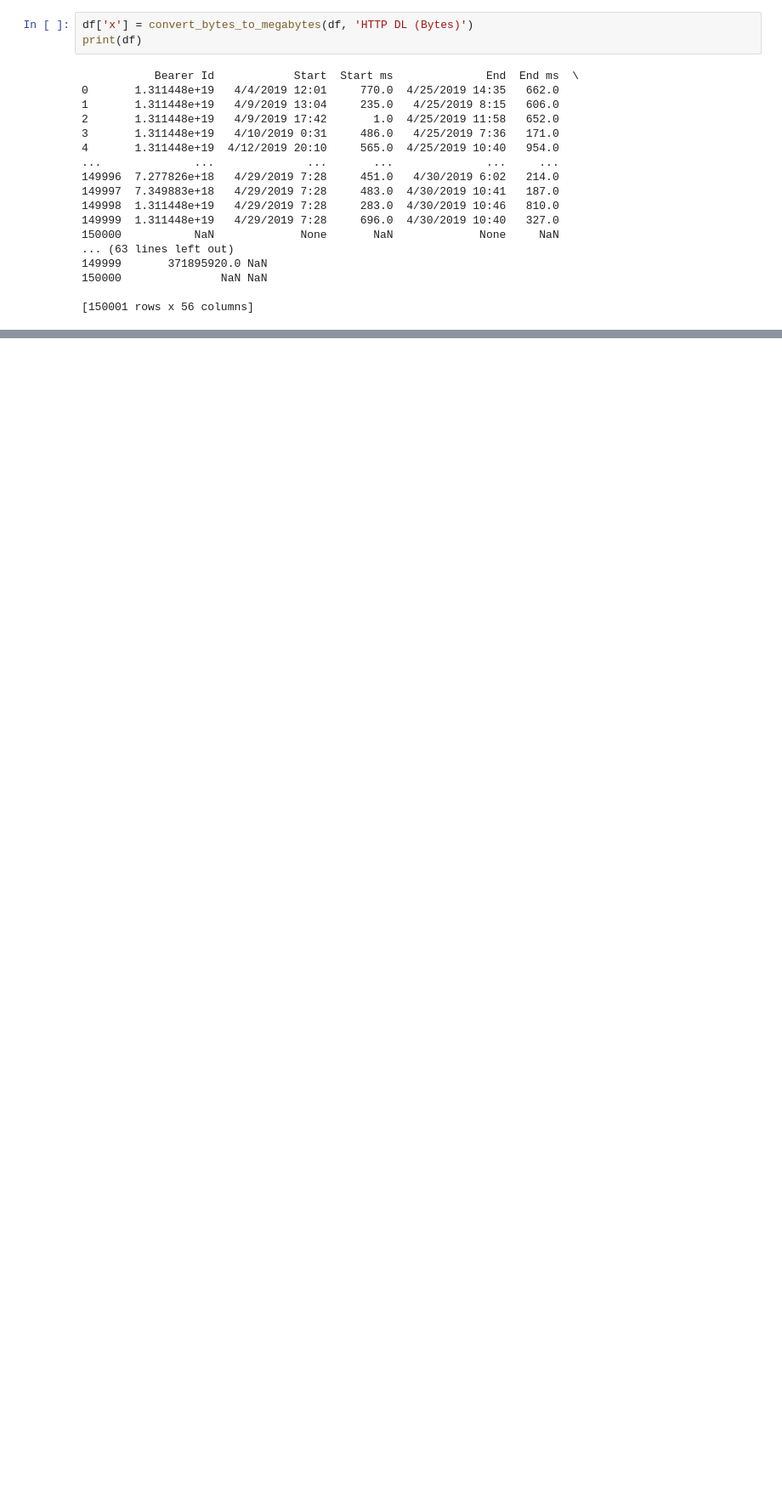
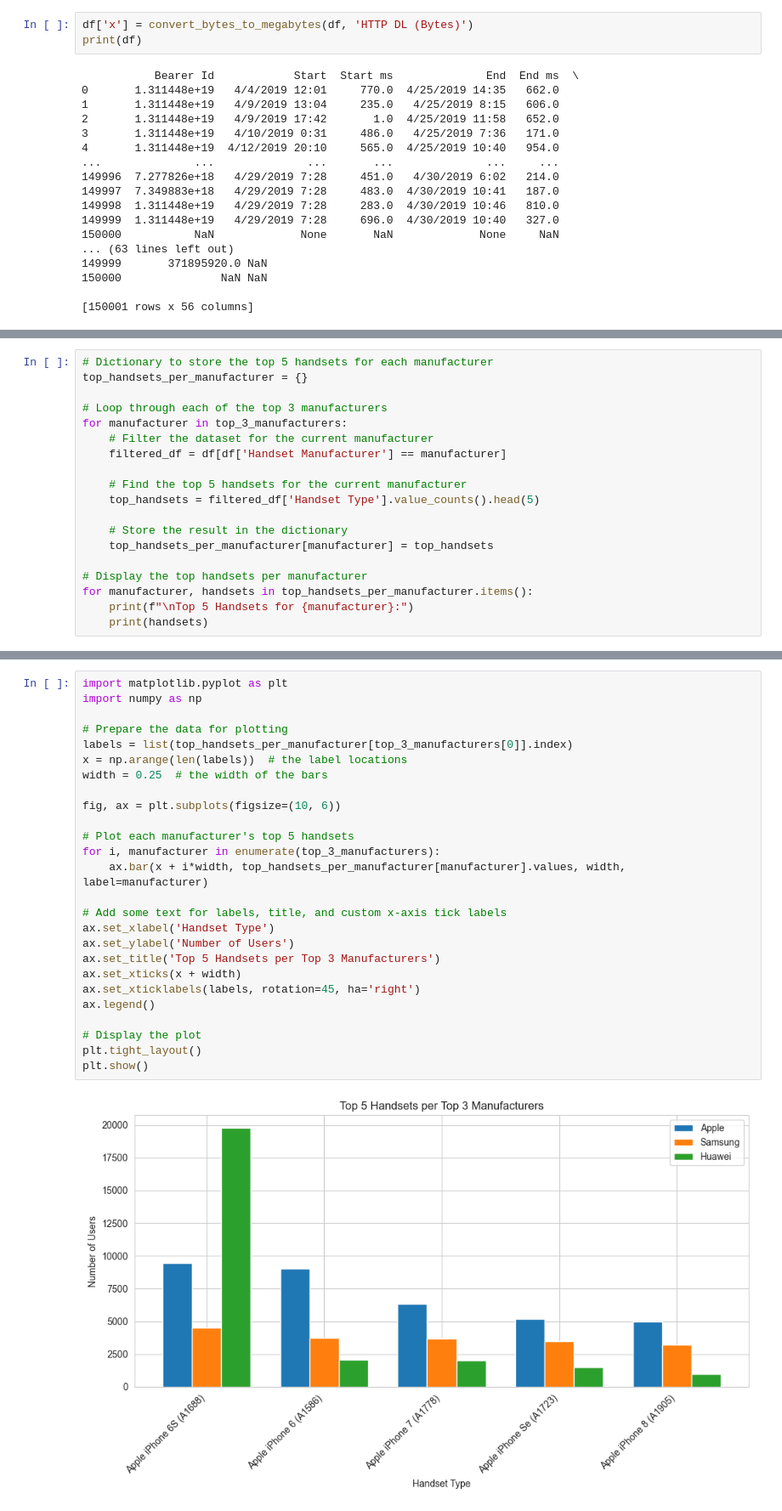
Before and after one commit to trynursalme/KAIM-Week2, a Jupyter notebook: Tellco_Project/notebooks/user-overview.ipynb, the cells around one changed output, grey strips where cells are left out. Shown at 85% size. Drawn from its saved outputs; the diff is of its cells as text; blank space fills up the shorter version.

```diff
--- a/Tellco_Project/notebooks/user-overview.ipynb
+++ b/Tellco_Project/notebooks/user-overview.ipynb
@@ -754,0 +260,19 @@ KeyError: "Column(s) ['Bearer Id'] do not exist"
+# %%
+# Dictionary to store the top 5 handsets for each manufacturer
+top_handsets_per_manufacturer = {}
+
+# Loop through each of the top 3 manufacturers
+for manufacturer in top_3_manufacturers:
+    # Filter the dataset for the current manufacturer
+    filtered_df = df[df['Handset Manufacturer'] == manufacturer]
+
+    # Find the top 5 handsets for the current manufacturer
+    top_handsets = filtered_df['Handset Type'].value_counts().head(5)
+
+    # Store the result in the dictionary
+    top_handsets_per_manufacturer[manufacturer] = top_handsets
+
+# Display the top handsets per manufacturer
+for manufacturer, handsets in top_handsets_per_manufacturer.items():
+    print(f"\nTop 5 Handsets for {manufacturer}:")
+    print(handsets)
@@ -754,0 +297,28 @@ KeyError: "Column(s) ['Bearer Id'] do not exist"
+# %%
+import matplotlib.pyplot as plt
+import numpy as np
+
+# Prepare the data for plotting
+labels = list(top_handsets_per_manufacturer[top_3_manufacturers[0]].index)
+x = np.arange(len(labels))  # the label locations
+width = 0.25  # the width of the bars
+
+fig, ax = plt.subplots(figsize=(10, 6))
+
+# Plot each manufacturer's top 5 handsets
+for i, manufacturer in enumerate(top_3_manufacturers):
+    ax.bar(x + i*width, top_handsets_per_manufacturer[manufacturer].values, width, label=manufacturer)
+
+# Add some text for labels, title, and custom x-axis tick labels
+ax.set_xlabel('Handset Type')
+ax.set_ylabel('Number of Users')
+ax.set_title('Top 5 Handsets per Top 3 Manufacturers')
+ax.set_xticks(x + width)
+ax.set_xticklabels(labels, rotation=45, ha='right')
+ax.legend()
+
+# Display the plot
+plt.tight_layout()
+plt.show()
+# %% [output]
+[figure, added]
```
Also changed, not shown: parts of 66 cells of this notebook.
